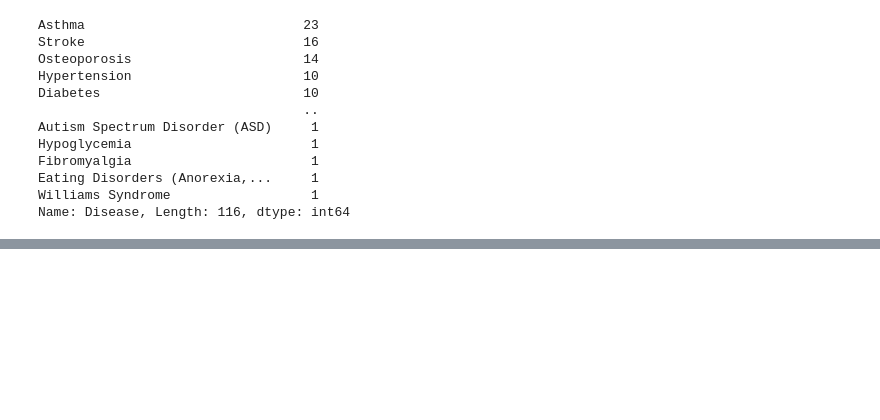
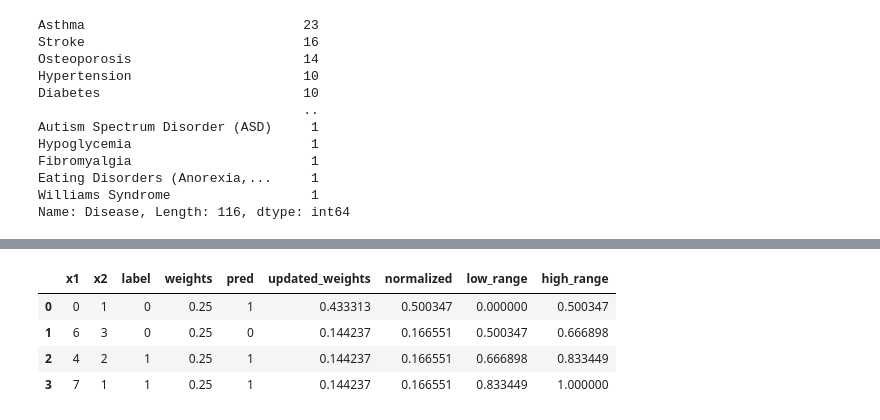
Before and after one commit to AbuManiyar/pdf-to-csv-to-eda, a Jupyter notebook: campusx.ipynb, the cells around one changed output, grey strips where cells are left out. Cells and saved outputs as stored; diff of their text form; code cells hidden in the pictures; blank space fills up the shorter version.

```diff
--- a/campusx.ipynb
+++ b/campusx.ipynb
@@ -776,0 +873,2 @@ Name: Disease, Length: 116, dtype: int64
+# %%
+df['normalized'] =  df['updated_weights']/df['updated_weights'].sum()
@@ -776,0 +883,2 @@ Name: Disease, Length: 116, dtype: int64
+# %%
+df['range'] = df['normalized'].cumsum()
@@ -776,0 +893,13 @@ Name: Disease, Length: 116, dtype: int64
+# %%
+df['low_range'] = df['range']-df['normalized']
+# %%
+df.drop('range',axis=1,inplace=True)
+df['high_range'] = df['normalized'].cumsum()
+# %%
+df
+# %% [output]
+|  | x1 | x2 | label | weights | pred | updated_weights | normalized | low_range | high_range |
+| 0 | 0 | 1 | 0 | 0.25 | 1 | 0.433313 | 0.500347 | 0.000000 | 0.500347 |
+| 1 | 6 | 3 | 0 | 0.25 | 0 | 0.144237 | 0.166551 | 0.500347 | 0.666898 |
+| 2 | 4 | 2 | 1 | 0.25 | 1 | 0.144237 | 0.166551 | 0.666898 | 0.833449 |
+| 3 | 7 | 1 | 1 | 0.25 | 1 | 0.144237 | 0.166551 | 0.833449 | 1.000000 |
```
Also changed, not shown: parts of 20 cells of this notebook.
